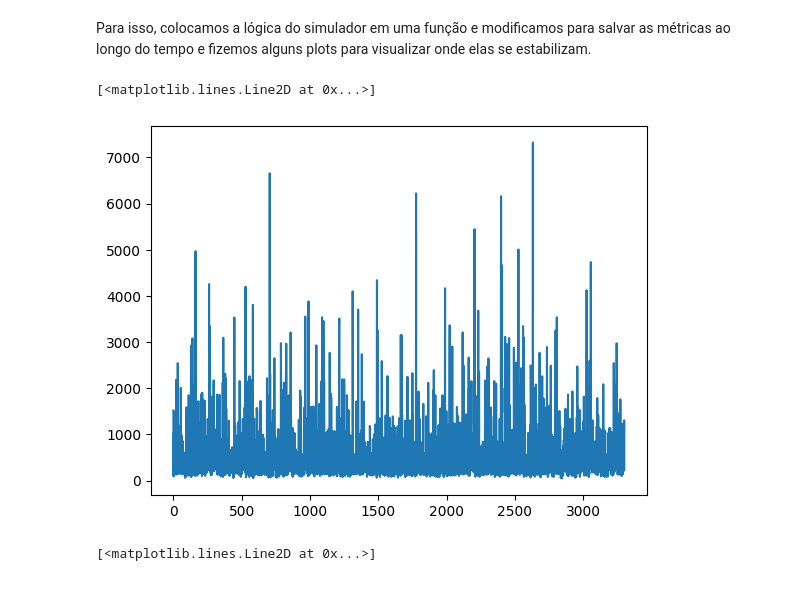
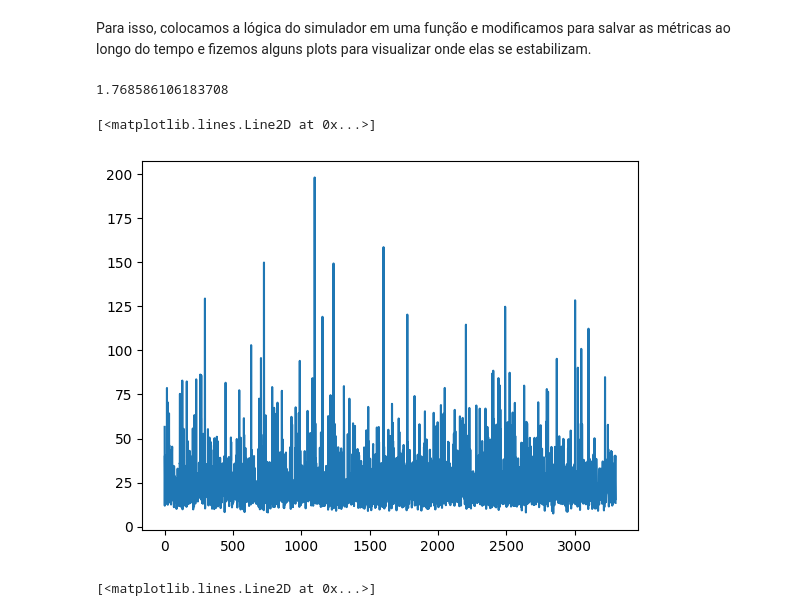
Before and after one commit to RafaelxFernandes/Avaliacao-Desempenho-22.2, a Jupyter notebook: main.ipynb, the cells around one changed output. Drawn from its saved outputs; the diff is of its cells as text; code cells hidden in the pictures.

```diff
--- a/main.ipynb
+++ b/main.ipynb
@@ -597,12 +601,20 @@ for e in estimadores:
+# %%
+metricas_gerais = {k: Estimador() for k in ["W1", "N1", "Nq1", "T1", "W2", "N2", "Nq2", "T2"]}
+for est in a:
+    #print(est['N1'].variancia())
+    metricas_gerais["N1"].adiciona_amostra(est["W1"].variancia())
+metricas_gerais["N1"].media()
+# %% [output]
+1.768586106183708
 # %%
 teste = []
 for e in estimadores:
     #print(e["W1"].media())
-    teste.append(e["W2"].variancia())
+    teste.append(e["W2"].media())
 plt.plot(teste)
 # %% [output]
 [<matplotlib.lines.Line2D at 0x...>]
-[figure, old version]
+[figure, new version]
 # %%
 plt.axis([0, 30, 0, 1])
 plt.plot(teste)
```
Also changed, not shown: parts of 3 cells of this notebook.
